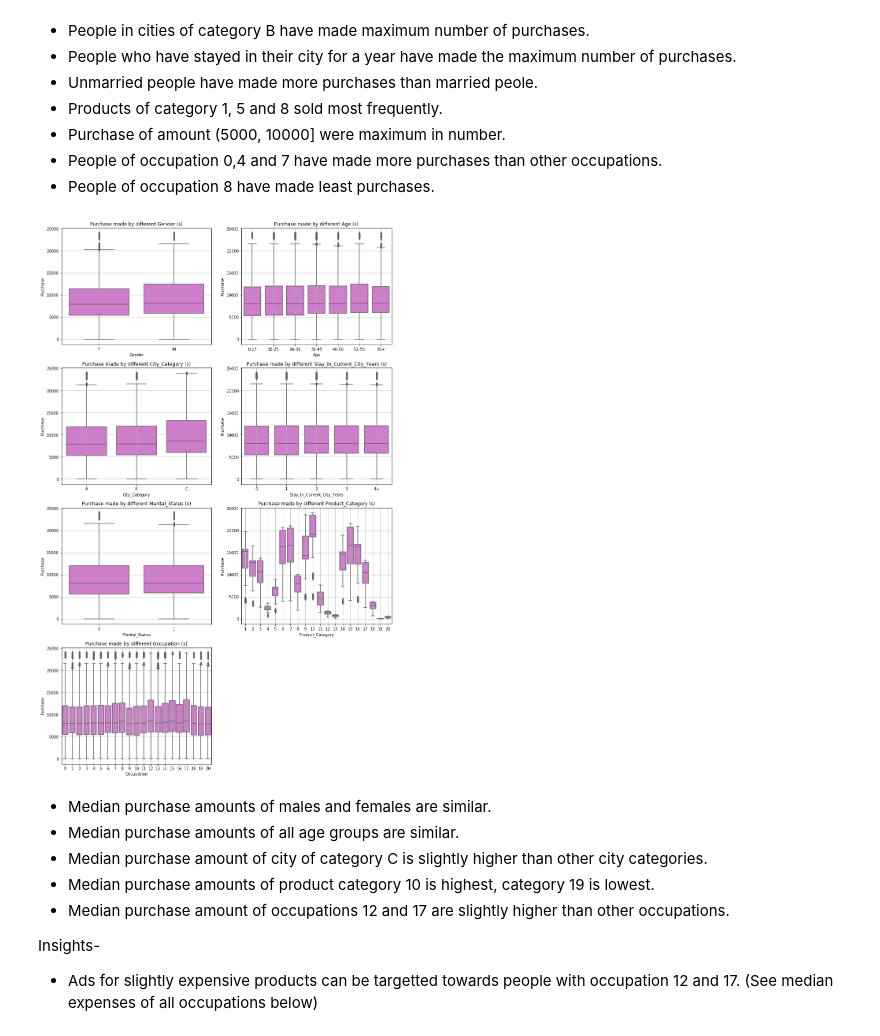
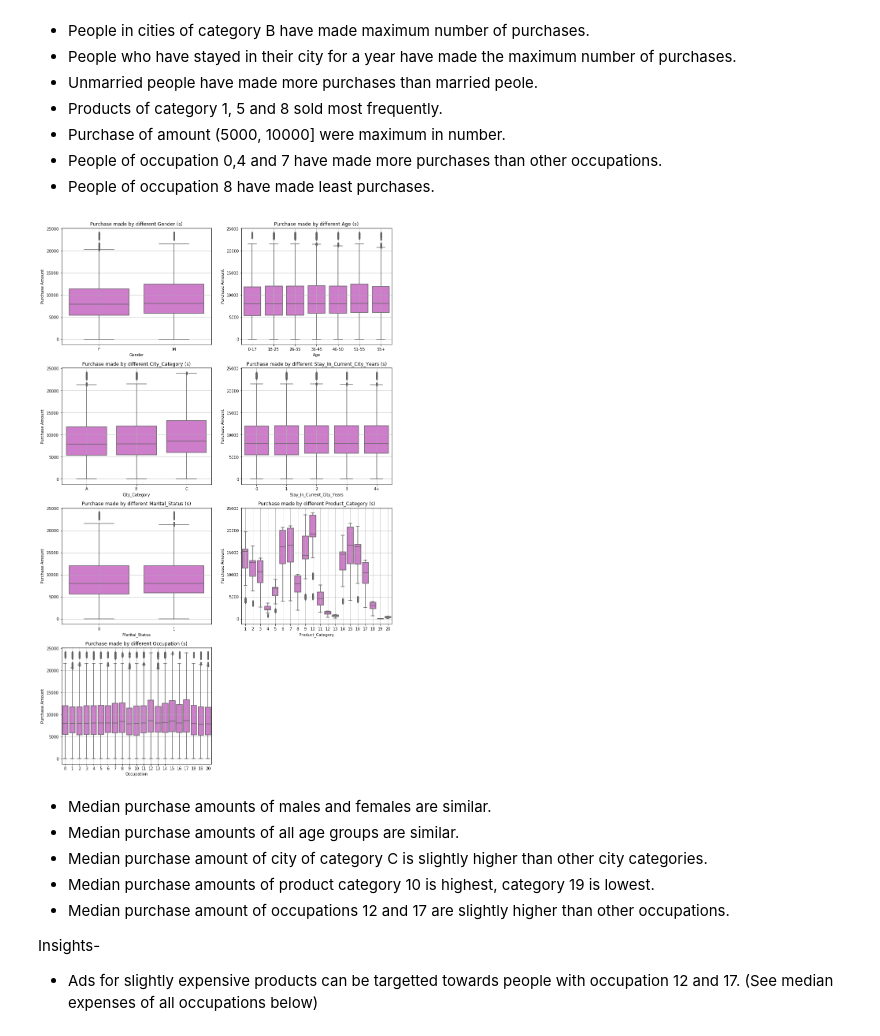
Before and after one commit to palindromepilgrim/Aerofit-Case-Study, a Jupyter notebook: Walmart Case Study.ipynb, the cells around one changed output. Cells and saved outputs as stored; diff of their text form; code cells hidden in the pictures.

```diff
--- a/Walmart Case Study.ipynb
+++ b/Walmart Case Study.ipynb
@@ -341,16 +355,18 @@ plt.show()
 - People of occupation 0,4 and 7 have made more purchases than other occupations.
 - People of occupation 8 have made least purchases.
 # %%
+# Creating bi-variate boxplots (purchase vs categorical-variable)
 plt.figure(figsize = (15,25))
 temp = ['Gender', 'Age', 'City_Category', 'Stay_In_Current_City_Years','Marital_Status', 'Product_Category','Occupation']
 for i in range(len(temp)):
     plt.subplot(4, 2, i+1)
     sns.boxplot(x = df[temp[i]], y = df['Purchase'], color = 'orchid')
     plt.title('Purchase made by different {temp_i} (s)'.format(temp_i = temp[i]))
+    plt.ylabel('Purchase Amount')
     plt.grid()
 plt.show()
 # %% [output]
-[figure, old version]
+[figure, new version]
 # %% [markdown]
 - Median purchase amounts of males and females are similar.
 - Median purchase amounts of all age groups are similar.
```
Also changed, not shown: parts of 36 cells of this notebook.
